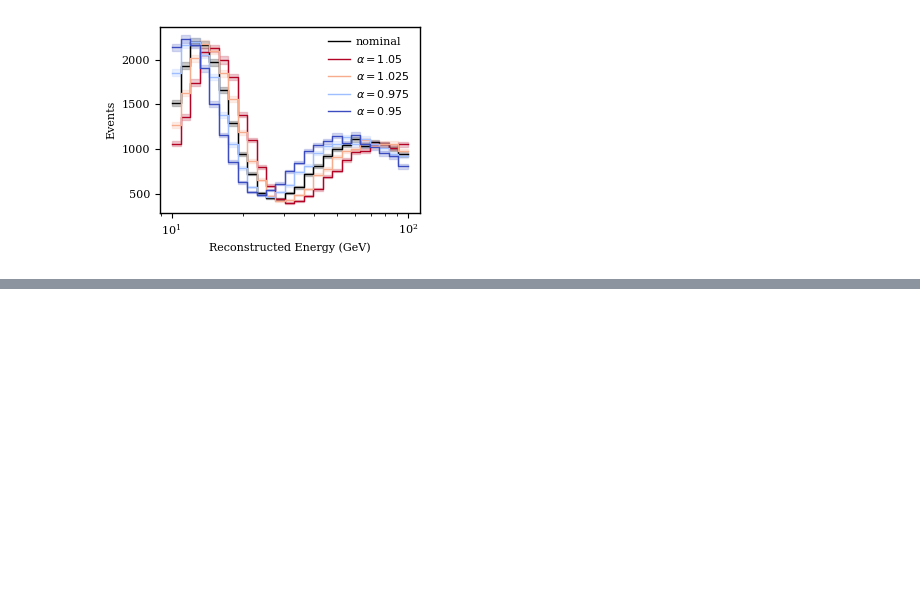
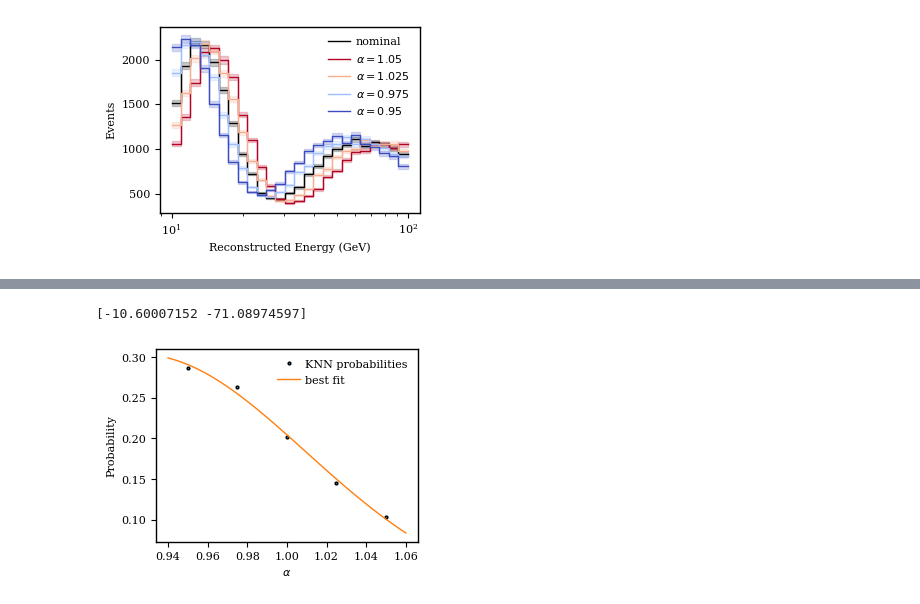
Before and after one commit to LeanderFischer/ultrasurfaces, a Jupyter notebook: Toy MC Paper Plots.ipynb, the cells around one changed output, grey strips where cells are left out. Cells and saved outputs as stored; diff of their text form; code cells hidden in the pictures; blank space fills up the shorter version.

```diff
--- a/Toy MC Paper Plots.ipynb
+++ b/Toy MC Paper Plots.ipynb
@@ -112,0 +213,40 @@ plt.show()
+# %%
+def plot_one_event(index, ax):
+    probs = df_with_grads.loc[
+        index,
+        ["prob_nominal", "prob_sys_01", "prob_sys_02", "prob_sys_03", "prob_sys_04"],
+    ].to_numpy()
+    grads = df_with_grads.loc[index, grad_names].to_numpy(dtype=float)
+
+    print(grads)
+
+    delta_mu_plot = np.linspace(0.94, 1.06, 100) - 1
+    predicted_probs = np.exp(grads[0] * delta_mu_plot + grads[1] * delta_mu_plot**2)
+
+    mu_sets = [
+        gen.detector_response.mu
+        for gen in [gen_nominal, gen_sys_1, gen_sys_2, gen_sys_3, gen_sys_4]
+    ]
+    mu_sets = np.array(mu_sets)
+    # Normalize the predicted probabilities over the sets
+    pred_probs_sets = np.exp(np.dot(grads, np.asarray(delta_p)))
+    set_normalization = np.sum(pred_probs_sets)
+
+    pred_probs_sets = pred_probs_sets / set_normalization
+    # We plot the interpolated probabilities with the same normalization
+    # (in practice, we are only interested in ratios between sets and
+    # therefore the normalization is not important)
+    predicted_probs = predicted_probs / set_normalization
+
+    ax.plot(mu_sets, probs, "o", label="KNN probabilities")
+    ax.plot(delta_mu_plot + 1, predicted_probs, label="best fit")
+# %%
+fig, ax = plt.subplots()
+plot_one_event(42, ax)
+plt.legend()
+ax.set_xlabel(r"$\alpha$")
+ax.set_ylabel("Probability")
+plt.show()
+# %% [output]
+[-10.60007152 -71.08974597]
+[figure, added]
```
Also changed, not shown: parts of 17 cells of this notebook, 7 other files.
